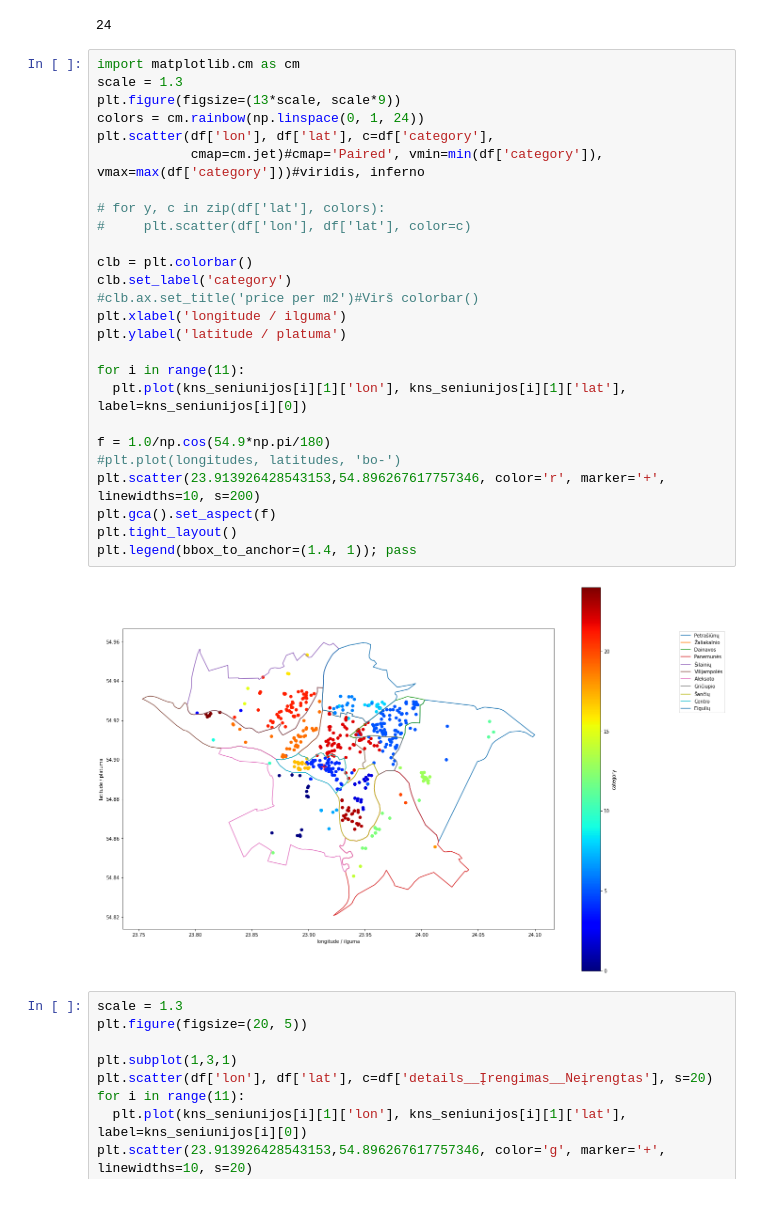
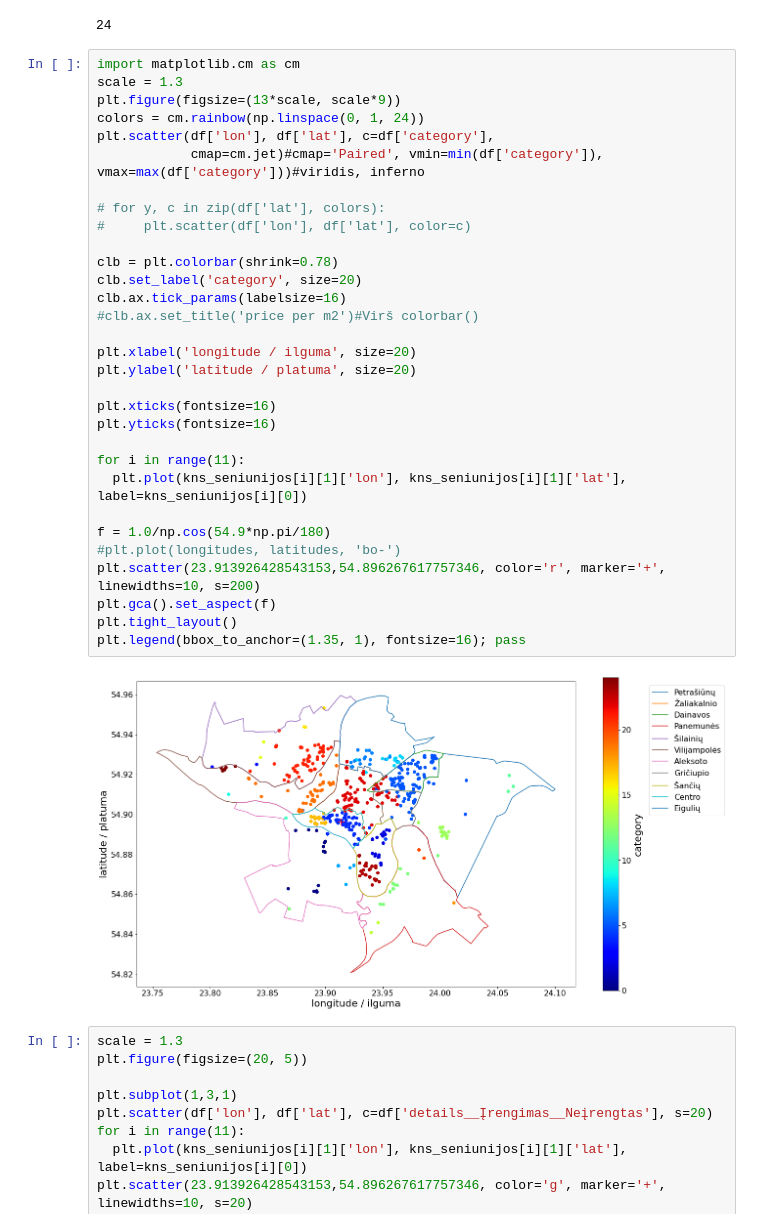
Before and after one commit to linavait/project, a Jupyter notebook: DS_Aruodas.ipynb, the cells around one changed output. Saved outputs shown, nothing was run; the diff lists cells and outputs as text.

```diff
--- a/DS_Aruodas.ipynb
+++ b/DS_Aruodas.ipynb
@@ -1489,31 +1519,36 @@ len(np.linspace(0, 1, 24))
 # %%
 import matplotlib.cm as cm
 scale = 1.3
 plt.figure(figsize=(13*scale, scale*9))
 colors = cm.rainbow(np.linspace(0, 1, 24))
 plt.scatter(df['lon'], df['lat'], c=df['category'],
             cmap=cm.jet)#cmap='Paired', vmin=min(df['category']), vmax=max(df['category']))#viridis, inferno
 
 # for y, c in zip(df['lat'], colors):
 #     plt.scatter(df['lon'], df['lat'], color=c)
 
-clb = plt.colorbar()
-clb.set_label('category')
+clb = plt.colorbar(shrink=0.78)
+clb.set_label('category', size=20)
+clb.ax.tick_params(labelsize=16)
 #clb.ax.set_title('price per m2')#Virš colorbar()
-plt.xlabel('longitude / ilguma')
-plt.ylabel('latitude / platuma')
+
+plt.xlabel('longitude / ilguma', size=20)
+plt.ylabel('latitude / platuma', size=20)
+
+plt.xticks(fontsize=16)
+plt.yticks(fontsize=16)
 
 for i in range(11):
   plt.plot(kns_seniunijos[i][1]['lon'], kns_seniunijos[i][1]['lat'], label=kns_seniunijos[i][0])
 
 f = 1.0/np.cos(54.9*np.pi/180)
 #plt.plot(longitudes, latitudes, 'bo-')
 plt.scatter(23.913926428543153,54.896267617757346, color='r', marker='+', linewidths=10, s=200)
 plt.gca().set_aspect(f)
 plt.tight_layout()
-plt.legend(bbox_to_anchor=(1.4, 1)); pass
+plt.legend(bbox_to_anchor=(1.35, 1), fontsize=16); pass
 # %% [output]
-[figure, old version]
+[figure, new version]
 # %%
 scale = 1.3
 plt.figure(figsize=(20, 5))
```
Also changed, not shown: parts of 34 cells of this notebook, 1 other file.
